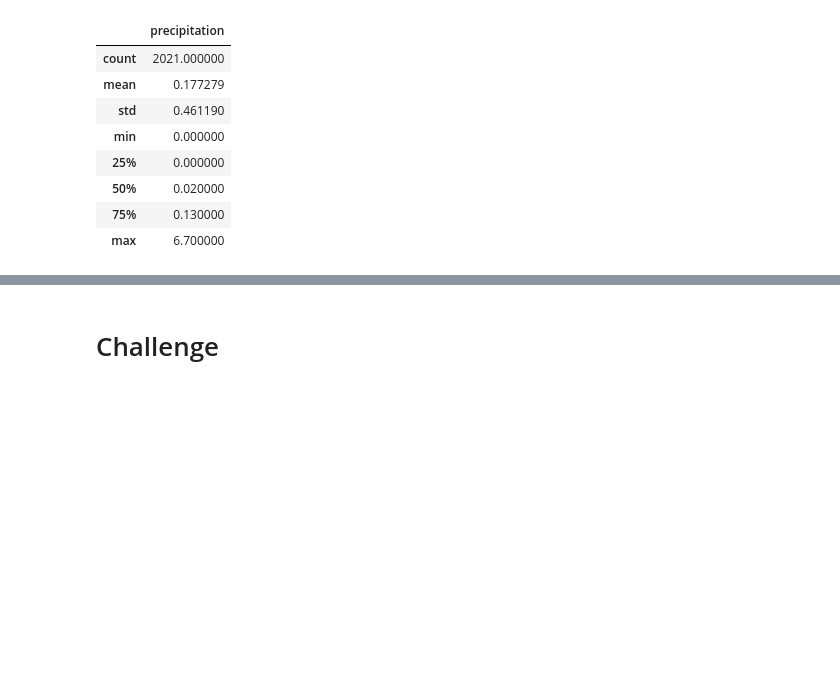
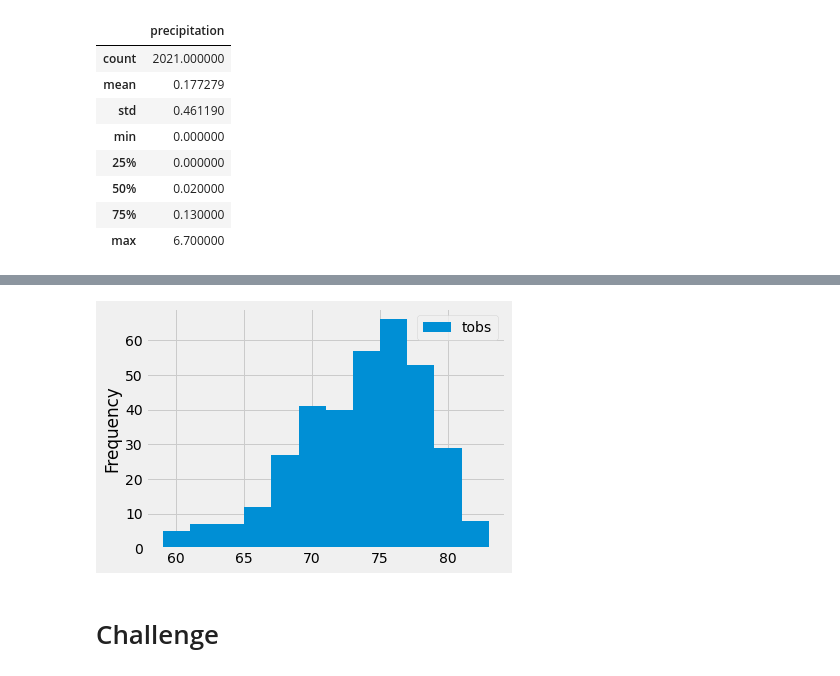
Before and after one commit to Jahill17/surfs_up, a Jupyter notebook: climate_analysis.ipynb, the cells around one changed output, grey strips where cells are left out. Cells and saved outputs as stored; diff of their text form; code cells hidden in the pictures; blank space fills up the shorter version.

Commit message:
Update to plot highest number

```diff
--- a/climate_analysis.ipynb
+++ b/climate_analysis.ipynb
@@ -114,3 +135,19 @@ df.describe()
 # %%
 # Choose the station with the highest number of temperature observations.
 # Query the last 12 months of temperature observation data for this station and plot the results as a histogram
+
+# session.query(Measurement.tobs)
+
+#To create a query, first select the column we are interested in
+#filter out all the stations except the most active station
+#apply another filter to consider only the most recent year
+results = session.query(Measurement.tobs).\
+filter(Measurement.station == 'USC00519281').\
+filter(Measurement.date >= prev_year).all()
+
+#add print statement to run code
+#print(results)
+
+#Put results into dataframe
+df = pd.DataFrame(results, columns=['tobs'])
+print(df)
@@ -117,3 +169,11 @@ df.describe()
+# %%
+#Plot the temperature observations
+df.plot.hist(bins=12)
+
+#compress the x-axis labels so that they fit into the box holding our plot
+plt.tight_layout()
+# %% [output]
+[figure, added]
 # %%
 # Write a function called `calc_temps` that will accept start date and end date in the format '%Y-%m-%d'
 # and return the minimum, average, and maximum temperatures for that range of dates
```
Also changed, not shown: parts of 4 cells of this notebook.
